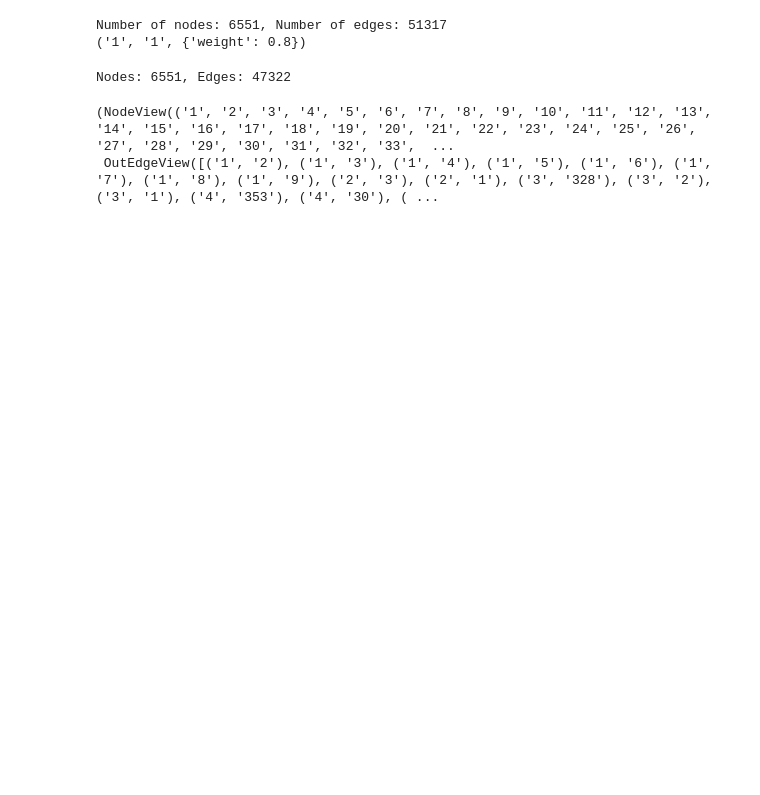
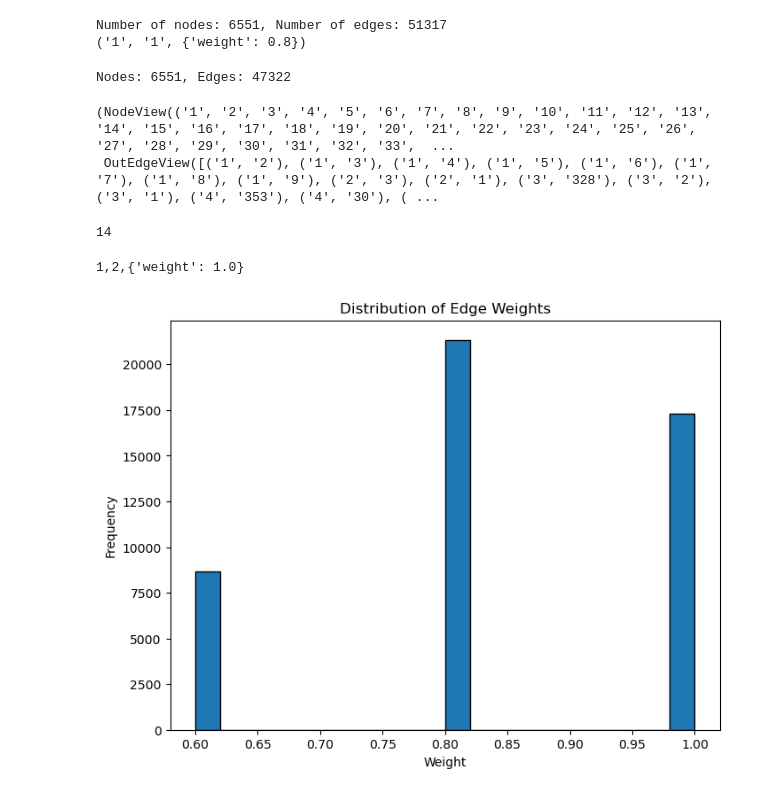
Before and after one commit to leilacielok/network_analysis, a Jupyter notebook: visualization.ipynb, the cells around one changed output. Saved outputs shown, nothing was run; the diff lists cells and outputs as text; code cells hidden in the pictures; blank space fills up the shorter version.

```diff
--- a/visualization.ipynb
+++ b/visualization.ipynb
@@ -31,3 +36,33 @@ G.nodes(), G.edges()
 # %% [output]
 (NodeView(('1', '2', '3', '4', '5', '6', '7', '8', '9', '10', '11', '12', '13', '14', '15', '16', '17', '18', '19', '20', '21', '22', '23', '24', '25', '26', '27', '28', '29', '30', '31', '32', '33',  ...
  OutEdgeView([('1', '2'), ('1', '3'), ('1', '4'), ('1', '5'), ('1', '6'), ('1', '7'), ('1', '8'), ('1', '9'), ('2', '3'), ('2', '1'), ('3', '328'), ('3', '2'), ('3', '1'), ('4', '353'), ('4', '30'), ( ...
+# %%
+degree_dict = dict(G.in_degree())
+degree_dict['1']
+# %% [output]
+14
+# %%
+#Access to ancillary data
+for src,dst, attr_dict in G.edges(data=True):
+    print(f'{src},{dst},{attr_dict}')
+    break
+# %% [output]
+1,2,{'weight': 1.0}
+# %%
+# plot the distribution weights
+import matplotlib.pyplot as plt
+
+# Extract edge weights from the DiGraph
+weights = [data['weight'] for u, v, data in G.edges(data=True)]
+
+# Plot the distribution of edge weights
+plt.figure(figsize=(8, 6))
+plt.hist(weights, bins=20, edgecolor='black')
+plt.title('Distribution of Edge Weights')
+plt.xlabel('Weight')
+plt.ylabel('Frequency')
+
+# Show the plot
+plt.show()
+# %% [output]
+[figure, added]
```
Also changed, not shown: parts of 4 cells of this notebook, 1 other file.
